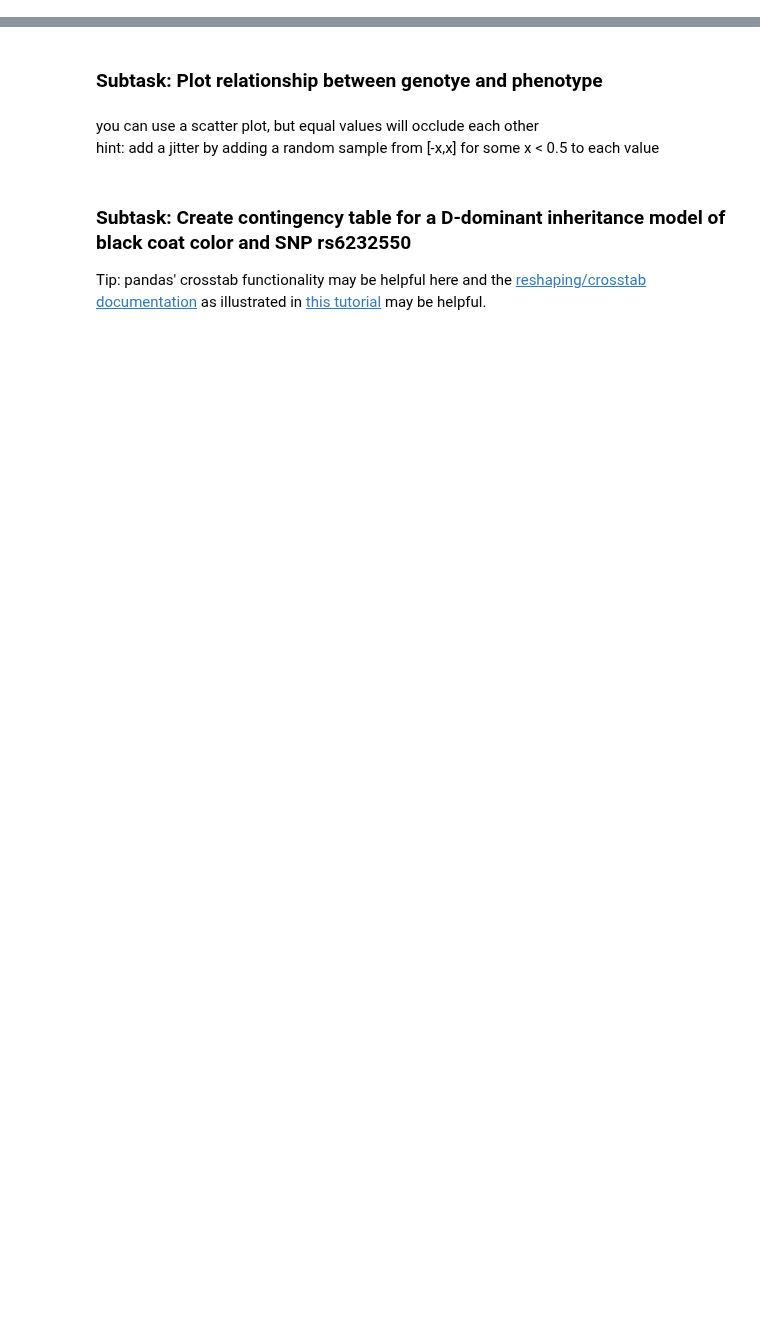
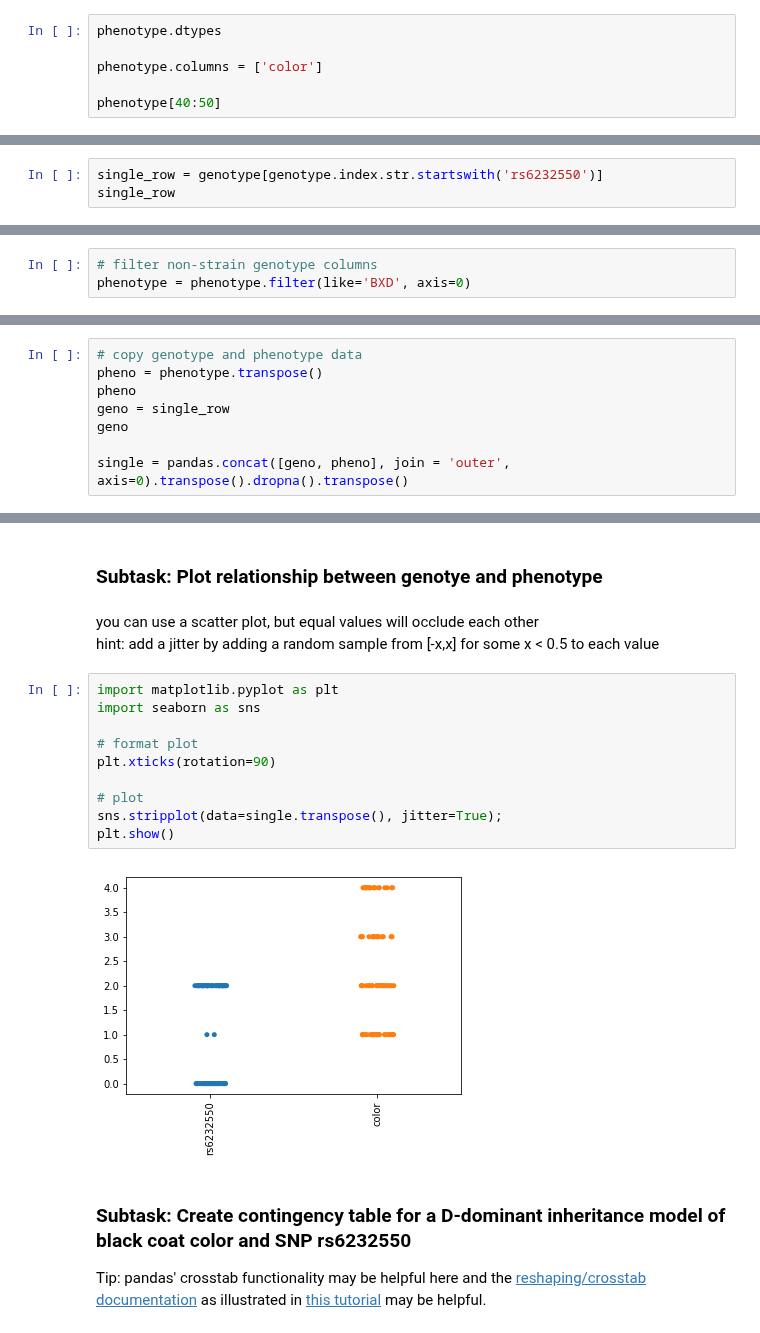
Before and after one commit to TrisKast/DataScience-Bioinformatics, a Jupyter notebook: notebooks/Day34_GWAS.ipynb, the cells around one changed output, grey strips where cells are left out. Saved outputs shown, nothing was run; the diff lists cells and outputs as text; blank space fills up the shorter version.

```diff
--- a/notebooks/Day34_GWAS.ipynb
+++ b/notebooks/Day34_GWAS.ipynb
@@ -89,2 +191,8 @@ and the actual color.
 # %% [markdown]
 ## Convert data to numeric
+# %%
+phenotype.dtypes
+
+phenotype.columns = ['color']
+
+phenotype[40:50]
@@ -97,3 +218,6 @@ Note: Nearly all variability in BXD mice has been associated with three genes: _
 ## Task: Perfom association test for a single SNP using $\chi^2$ test and odds ratio
 # %% [markdown]
 ### Subtask: Extract row of a single SNP (e.g. rs6232550)
+# %%
+single_row = genotype[genotype.index.str.startswith('rs6232550')]
+single_row
@@ -100,7 +229,18 @@ Note: Nearly all variability in BXD mice has been associated with three genes: _
 # %% [markdown]
 ### Subtask: Remove all non-strain genotye columns
+# %%
+# filter non-strain genotype columns
+phenotype = phenotype.filter(like='BXD', axis=0)
 # %% [markdown]
 ### Subtask: Combine SNP data with phenotype data
 hint: it might be necessary to transpose the row, depending on what format is has (not necessary for a pandas Series)
+# %%
+# copy genotype and phenotype data
+pheno = phenotype.transpose()
+pheno
+geno = single_row
+geno
+
+single = pandas.concat([geno, pheno], join = 'outer', axis=0).transpose().dropna().transpose()
 # %% [markdown]
 ### Subtask: Check that the merging worked
@@ -109,6 +257,18 @@ hint: it might be necessary to transpose the row, depending on what format is ha
 # %% [markdown]
 you can use a scatter plot, but equal values will occlude each other <br>
 hint: add a jitter by adding a random sample from [-x,x] for some x < 0.5 to each value
+# %%
+import matplotlib.pyplot as plt
+import seaborn as sns
+
+# format plot
+plt.xticks(rotation=90)
+
+# plot
+sns.stripplot(data=single.transpose(), jitter=True);
+plt.show()
+# %% [output]
+[figure, added]
 # %% [markdown]
 ### Subtask: Create contingency table for a D-dominant inheritance model of black coat color and SNP rs6232550
 Tip: pandas' crosstab functionality may be helpful here and the [reshaping/crosstab documentation](http://pandas-docs.github.io/pandas-docs-travis/reshaping.html) as illustrated in [this tutorial](http://wesmckinney.com/blog/contingency-tables-and-cross-tabulations-in-pandas/) may be helpful.
```
Also changed, not shown: parts of 13 cells of this notebook.
